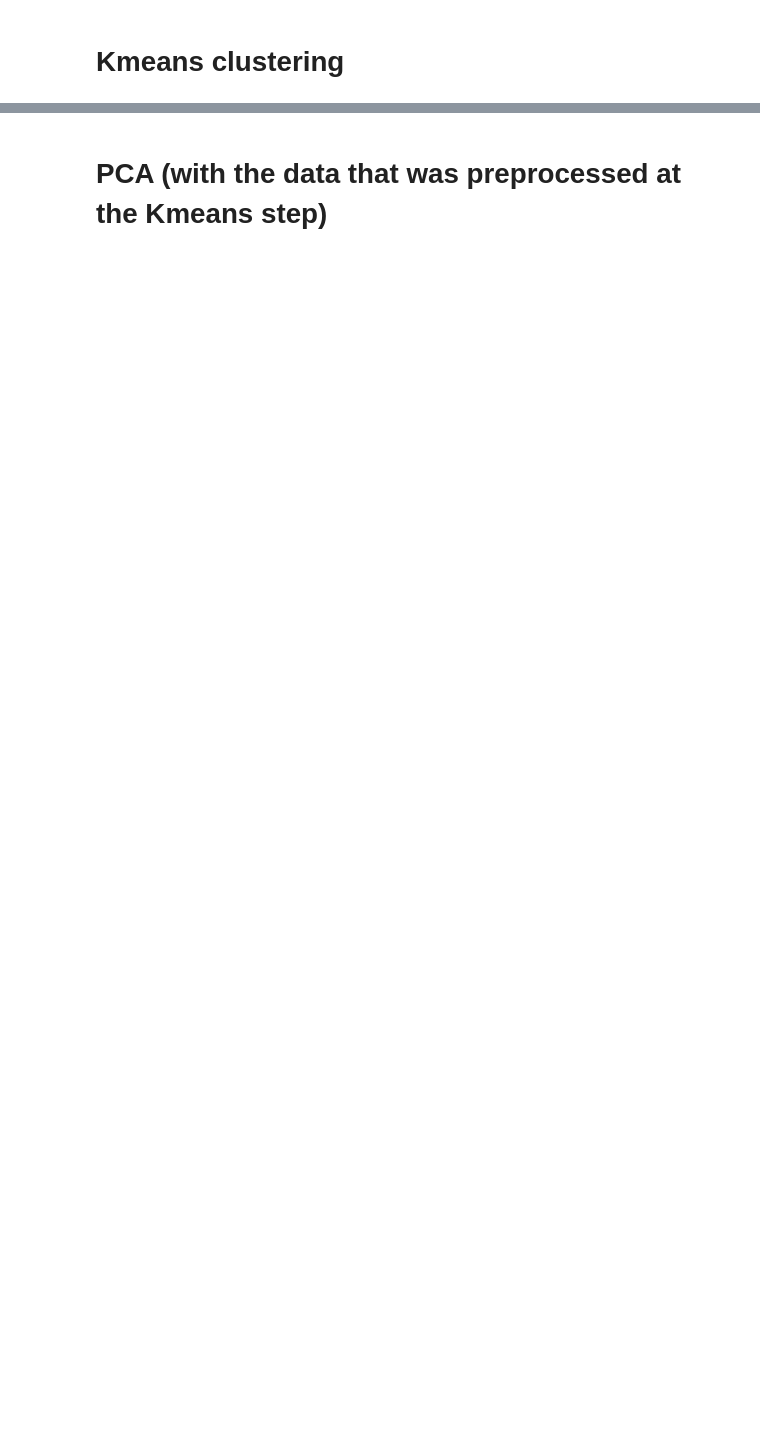
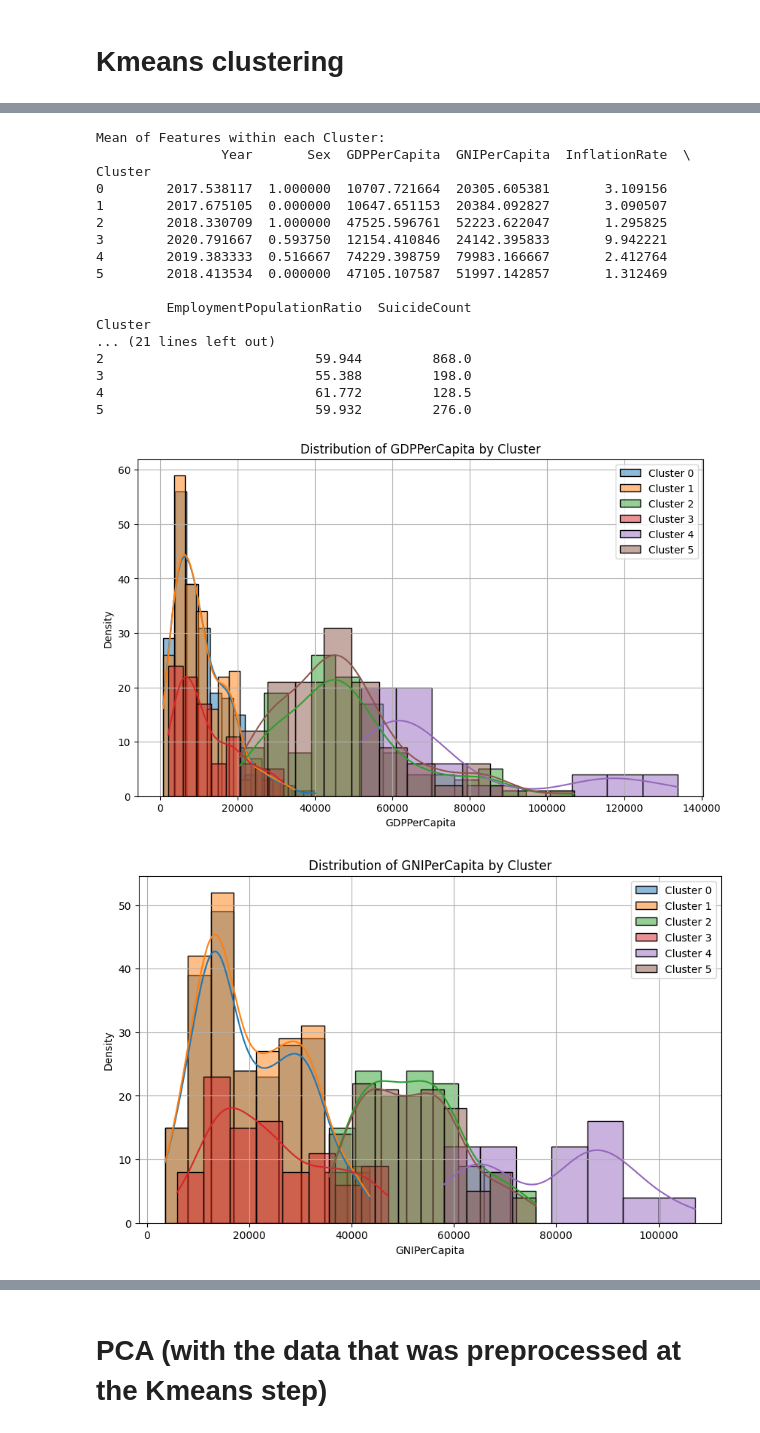
Before and after one commit to izabelakalenik/Data-engineering-project, a Jupyter notebook: Data_Engineering_Project.ipynb, the cells around one changed output, grey strips where cells are left out. Saved outputs shown, nothing was run; the diff lists cells and outputs as text; code cells hidden in the pictures; blank space fills up the shorter version.

```diff
--- a/Data_Engineering_Project.ipynb
+++ b/Data_Engineering_Project.ipynb
@@ -337,0 +288,43 @@ data['Cluster'] = kmeans.labels_
+# %%
+# Analysis: Mean/Median of Features (excluding non-numeric columns)
+numeric_features = ['Year', 'Sex', 'GDPPerCapita', 'GNIPerCapita', 'InflationRate', 'EmploymentPopulationRatio', 'SuicideCount']
+
+print("Mean of Features within each Cluster:")
+print(filter_data.groupby('Cluster')[numeric_features].mean())
+
+print("\nMedian of Features within each Cluster:")
+print(filter_data.groupby('Cluster')[numeric_features].median())
+
+# Analysis: Distribution of Features
+features_to_plot = ['GDPPerCapita', 'GNIPerCapita', 'InflationRate', 'EmploymentPopulationRatio', 'SuicideCount']
+
+for feature in features_to_plot:
+    plt.figure(figsize=(10, 6))
+    for cluster in range(6):
+        sns.histplot(filter_data[filter_data['Cluster'] == cluster][feature], kde=True, label=f'Cluster {cluster}', alpha=0.5)
+    plt.xlabel(feature)
+    plt.ylabel('Density')
+    plt.title(f'Distribution of {feature} by Cluster')
+    plt.legend()
+    plt.grid(True)
+    plt.show()
+# %% [output]
+Mean of Features within each Cluster:
+                Year       Sex  GDPPerCapita  GNIPerCapita  InflationRate  \
+Cluster
+0        2017.538117  1.000000  10707.721664  20305.605381       3.109156
+1        2017.675105  0.000000  10647.651153  20384.092827       3.090507
+2        2018.330709  1.000000  47525.596761  52223.622047       1.295825
+3        2020.791667  0.593750  12154.410846  24142.395833       9.942221
+4        2019.383333  0.516667  74229.398759  79983.166667       2.412764
+5        2018.413534  0.000000  47105.107587  51997.142857       1.312469
+
+         EmploymentPopulationRatio  SuicideCount
+Cluster
+... (21 lines left out)
+2                           59.944         868.0
+3                           55.388         198.0
+4                           61.772         128.5
+5                           59.932         276.0
+[figure, added]
+[figure, added]
```
Also changed, not shown: parts of 11 cells of this notebook, 3 other files.
